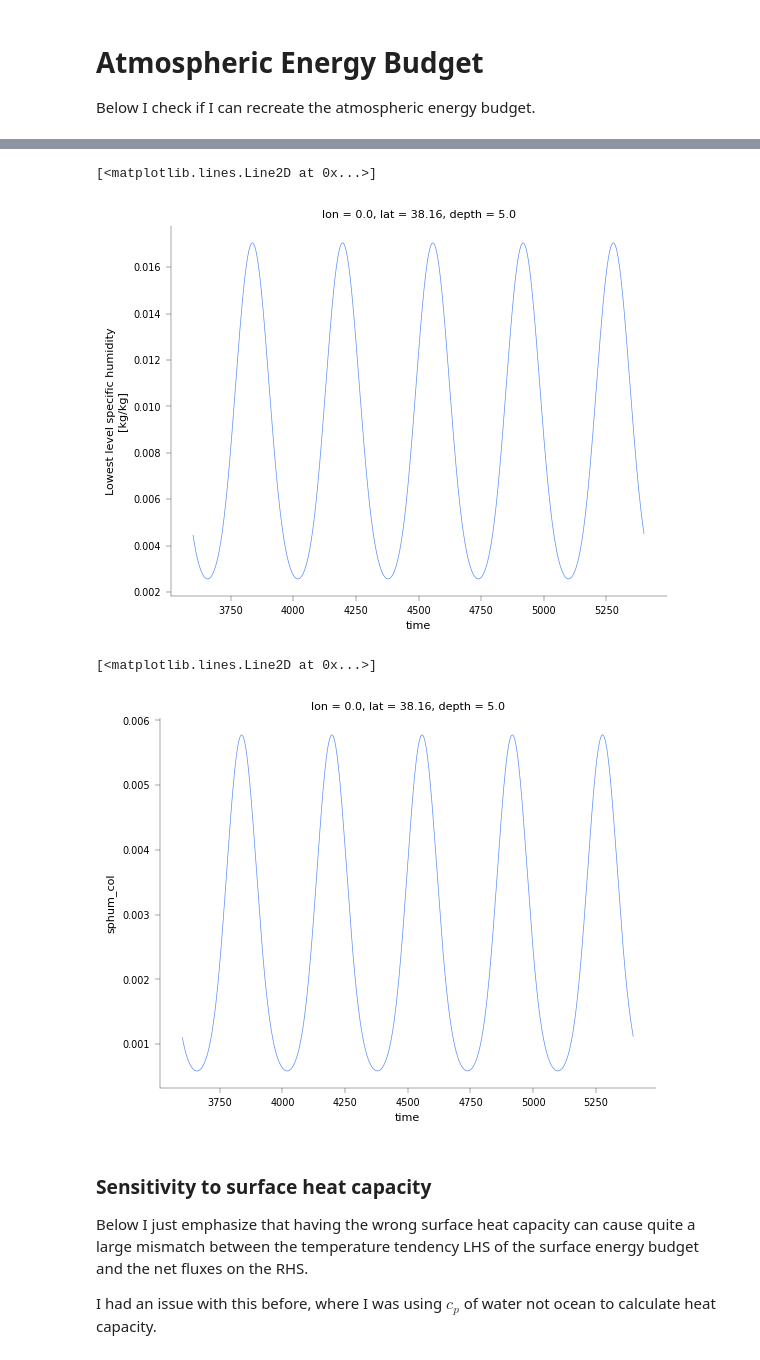
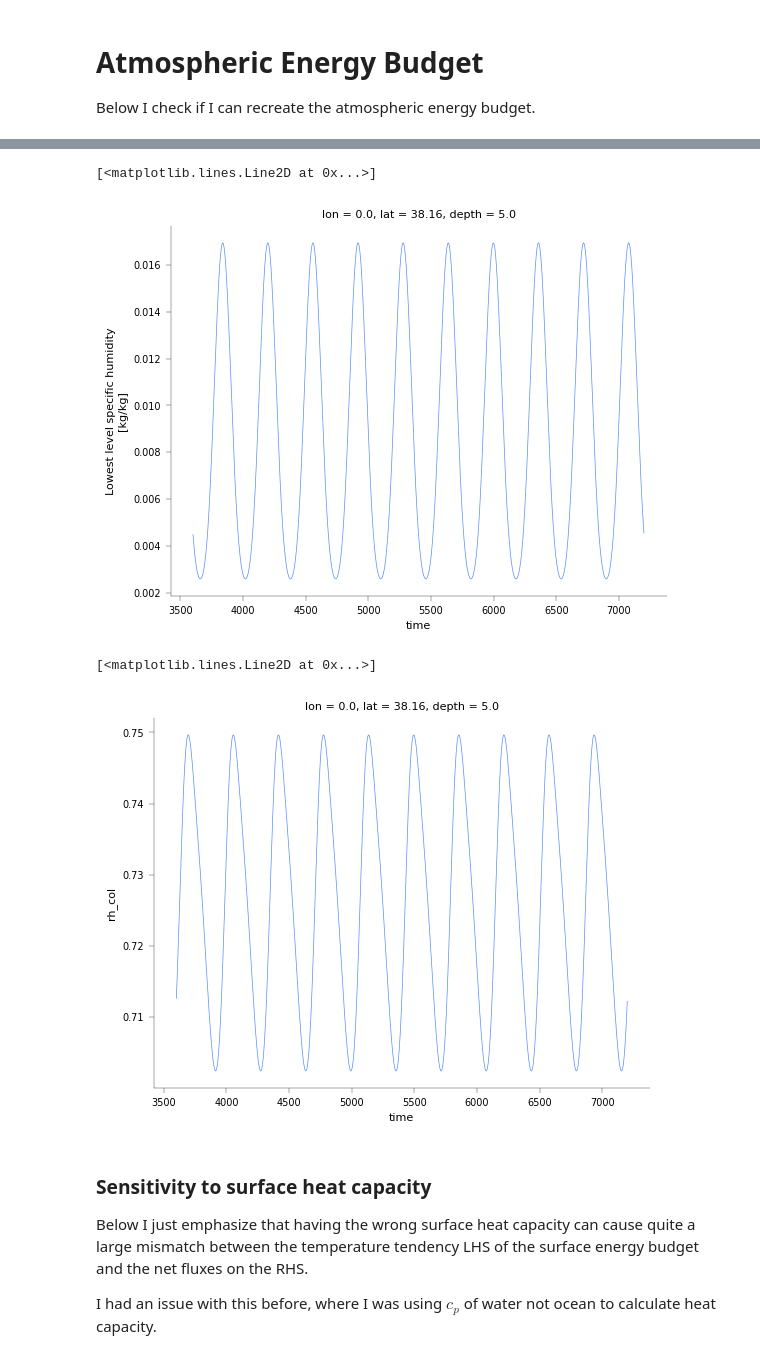
Before and after one commit to jduffield65/Isca, a Jupyter notebook: jobs/thesis_season/column/atmos_energy_budget.ipynb, the cells around one changed output, grey strips where cells are left out. Cells and saved outputs as stored; diff of their text form; code cells hidden in the pictures.

Commit message:
Add wind moist simulation

```diff
--- a/jobs/thesis_season/column/atmos_energy_budget.ipynb
+++ b/jobs/thesis_season/column/atmos_energy_budget.ipynb
@@ -48,10 +48,10 @@ ax_linewidth = plt.rcParams['axes.linewidth']
 # %%
 # exp_name = [f"thesis_season/column/depth={i}/k=1_abs=0_2" for i in [5, 20]]
 exp_name = [f"thesis_season/column/depth={i}/odp_const" for i in [5, 20]]
-# exp_name = [f"thesis_season/column/depth={i}/wind_dry" for i in [5, 20]]
+exp_name = [f"thesis_season/column/depth={i}/wind_moist" for i in [5, 20]]
 # exp_name = [f"thesis_season/column/depth={i}/no_wind_dry_long_output" for i in [5, 20]]
 ds_base = utils.load_ds(exp_name=exp_name, lat_min=30, var_keep=utils.var_keep + ['drag_q', 'olr', 'sphum'],
-                        low_lev_only=False, first_month_file=121)
+                        low_lev_only=False, first_month_file=2)
 if 'sphum' not in ds_base:
     ds_base['sphum'] = ds_base['temp']*0
     print('Set sphum=0')
@@ -126,12 +126,12 @@ if 'no_wind' in exp_name[0]:
 ds_base['q_atm'].isel(depth=0, lat=0, lon=0).plot()
 # %% [output]
 [<matplotlib.lines.Line2D at 0x...>]
-[figure, old version]
+[figure, new version]
 # %%
-ds_base['sphum_col'].isel(depth=0, lat=0, lon=0).plot()
+ds_base['rh_col'].isel(depth=0, lat=0, lon=0).plot()
 # %% [output]
 [<matplotlib.lines.Line2D at 0x...>]
-[figure, old version]
+[figure, new version]
 # %% [markdown]
 ### Sensitivity to surface heat capacity
 Below I just emphasize that having the wrong surface heat capacity can cause quite a large mismatch between the temperature tendency LHS of the surface energy budget and the net fluxes on the RHS.
```
Also changed, not shown: parts of 1 cell of this notebook, 4 other files.
